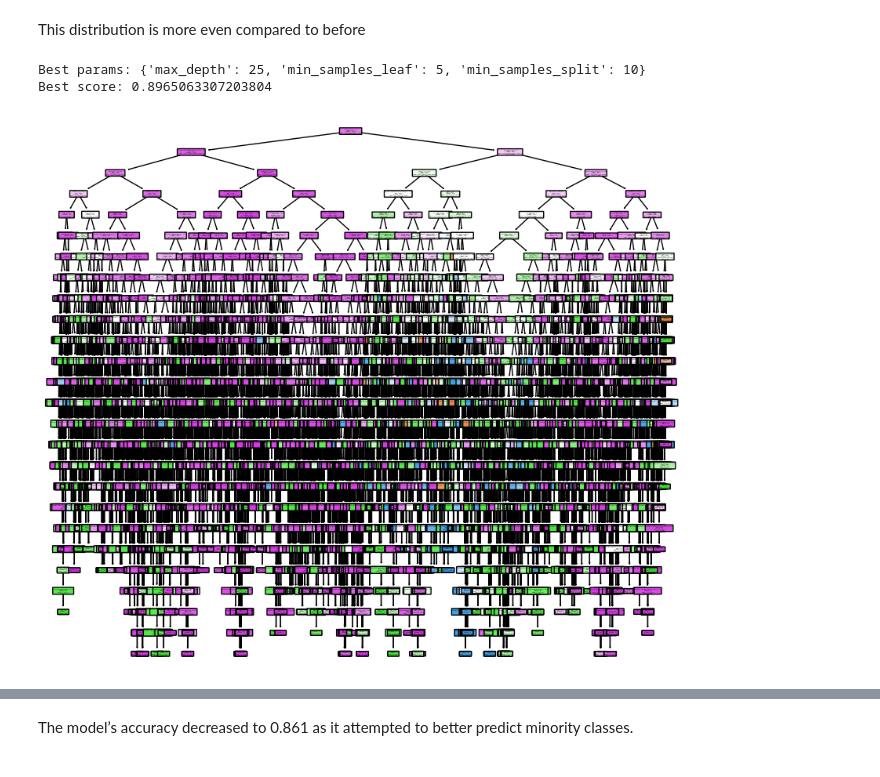
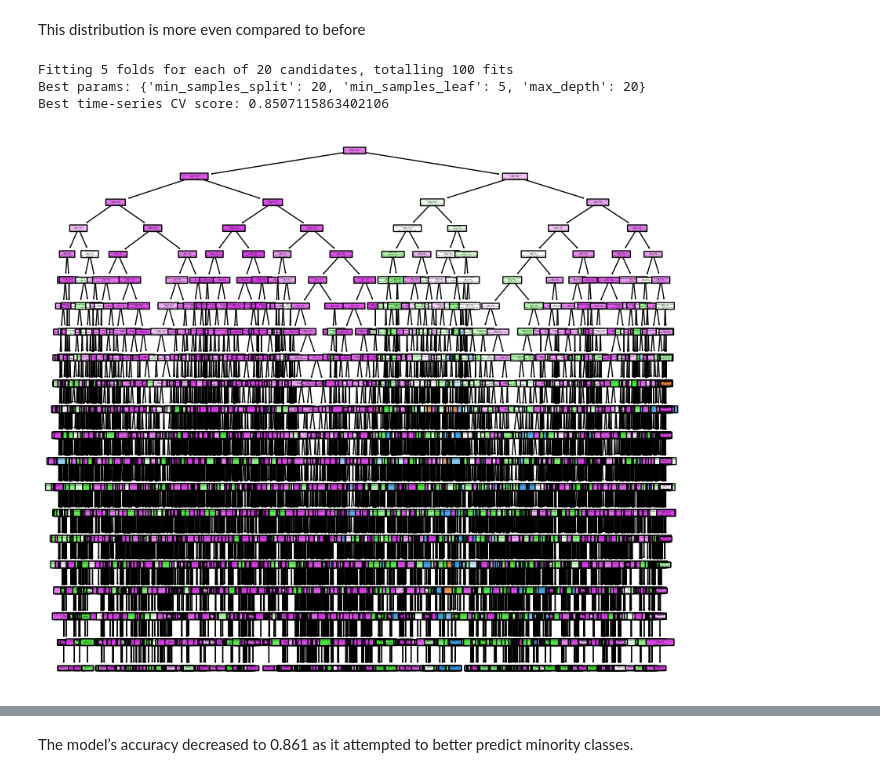
Before and after one commit to Zewen-Zhao/ADS2001_GroupMC3, a Jupyter notebook: Modelling/modelling_jiehni.ipynb, the cells around one changed output, grey strips where cells are left out. Cells and saved outputs as stored; diff of their text form; code cells hidden in the pictures.

```diff
--- a/Modelling/modelling_jiehni.ipynb
+++ b/Modelling/modelling_jiehni.ipynb
@@ -31,7 +32,7 @@ Decision Tree Level of Rain (no rain: 0mm, light rain: 0-2mm, moderate rain: 2-1
 data["Rainfall Band"] = pd.cut(
     data["Rainfall since 9 am (mm)"],
     bins=[-0.1, 0, 2, 10, 50, np.inf],
-    labels=["No Rain", "Light", "Medium", "Heavy", "Extreme"]
+    labels=["No Rain", "Light", "Moderate", "Heavy", "Extreme"]
 )
 
 # select variables
@@ -157,7 +196,7 @@ Hence, accuracy alone is not a reliable metric and the class imbalance must be a
 data["Rainfall Band"] = pd.cut(
     data["Rainfall since 9 am (mm)"],
     bins=[-0.1, 0, 5, 20, np.inf],
-    labels=["No Rain", "Light", "Medium", "Heavy"]
+    labels=["No Rain", "Light", "Moderate", "Heavy"]
 )
 
 # select variables
@@ -177,42 +216,46 @@ Name: count, dtype: int64
 # %% [markdown]
 This distribution is more even compared to before
 # %%
-grid = GridSearchCV(
+rand = RandomizedSearchCV(
     DecisionTreeClassifier(random_state=42),
-    param_grid,
-    cv=5,
-    scoring='f1_weighted',  # use 'f1' if binary
-    n_jobs=-1
+    param_distributions=param_dist,
+    n_iter=20,
+    cv=tscv,
+    scoring='f1_weighted',
+    n_jobs=-1,
+    random_state=42,
+    verbose=1
 )
 
-grid.fit(X_train, y_train)
+rand.fit(X_train, y_train)
 
-print("Best params:", grid.best_params_)
-print("Best score:", grid.best_score_)
+print("Best params:", rand.best_params_)
+print("Best time-series CV score:", rand.best_score_)
 # %% [output]
-Best params: {'max_depth': 25, 'min_samples_leaf': 5, 'min_samples_split': 10}
-Best score: 0.8965063307203804
+Fitting 5 folds for each of 20 candidates, totalling 100 fits
+Best params: {'min_samples_split': 20, 'min_samples_leaf': 5, 'max_depth': 20}
+Best time-series CV score: 0.8507115863402106
 # %%
 data_dtc2 = DecisionTreeClassifier(
     random_state = 42,
-    min_samples_split=10,
+    min_samples_split=20,
     min_samples_leaf=5,
-    max_depth=25)
+    max_depth=20)
 
 data_dtc2 = data_dtc2.fit(X_train, y_train)
 
 fig, ax = plt.subplots(figsize=(10, 9))
 plot_tree(
     data_dtc2,
     filled=True,
     rounded=True,
     class_names=data_dtc2.classes_,
     feature_names=X.columns,
     ax=ax
 )
 plt.show()
 # %% [output]
-[figure, old version]
+[figure, new version]
 # %%
 Y_pred = data_dtc.predict(X_test)
 cm = confusion_matrix(y_test, Y_pred)
```
Also changed, not shown: parts of 40 cells of this notebook.
